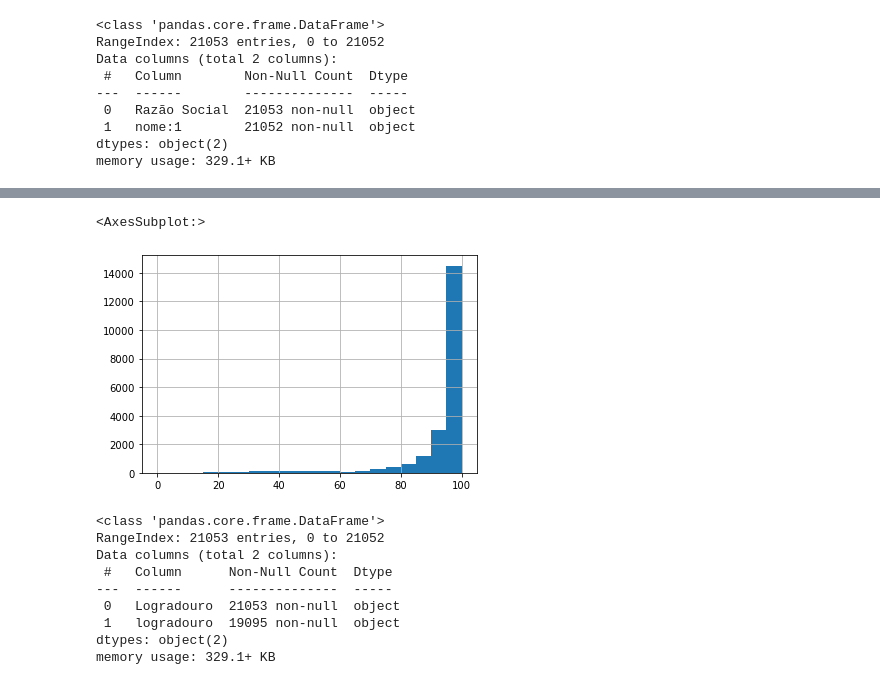
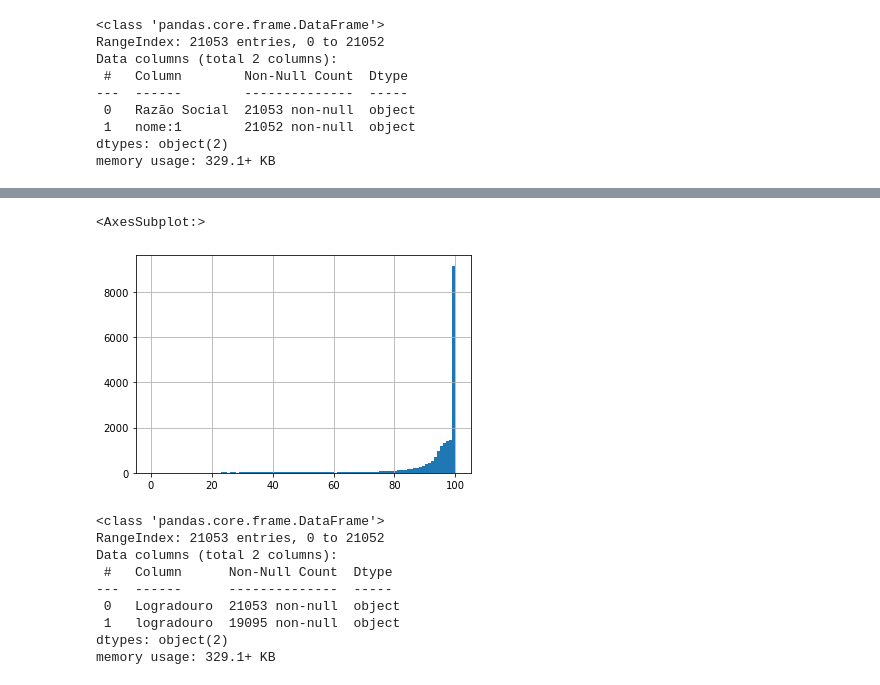
Before and after one commit to renatolotto/HZN-tese-psiquiatria, a Jupyter notebook: Fuzzy_pipe.ipynb, the cells around one changed output, grey strips where cells are left out. Saved outputs shown, nothing was run; the diff lists cells and outputs as text; code cells hidden in the pictures.

```diff
--- a/Fuzzy_pipe.ipynb
+++ b/Fuzzy_pipe.ipynb
@@ -117,8 +126,8 @@ memory usage: 329.1+ KB
 # %%
-df["Fuzzy_Razão_CNESvsRF"].hist(bins=20)
+df["Fuzzy_Razão_CNESvsRF"].hist(bins=100)
 # %% [output]
 <AxesSubplot:>
-[figure, old version]
+[figure, new version]
 # %%
 df[['Logradouro','logradouro']].info()
 # %% [output]
```
Also changed, not shown: parts of 29 cells of this notebook, 1 other file.
